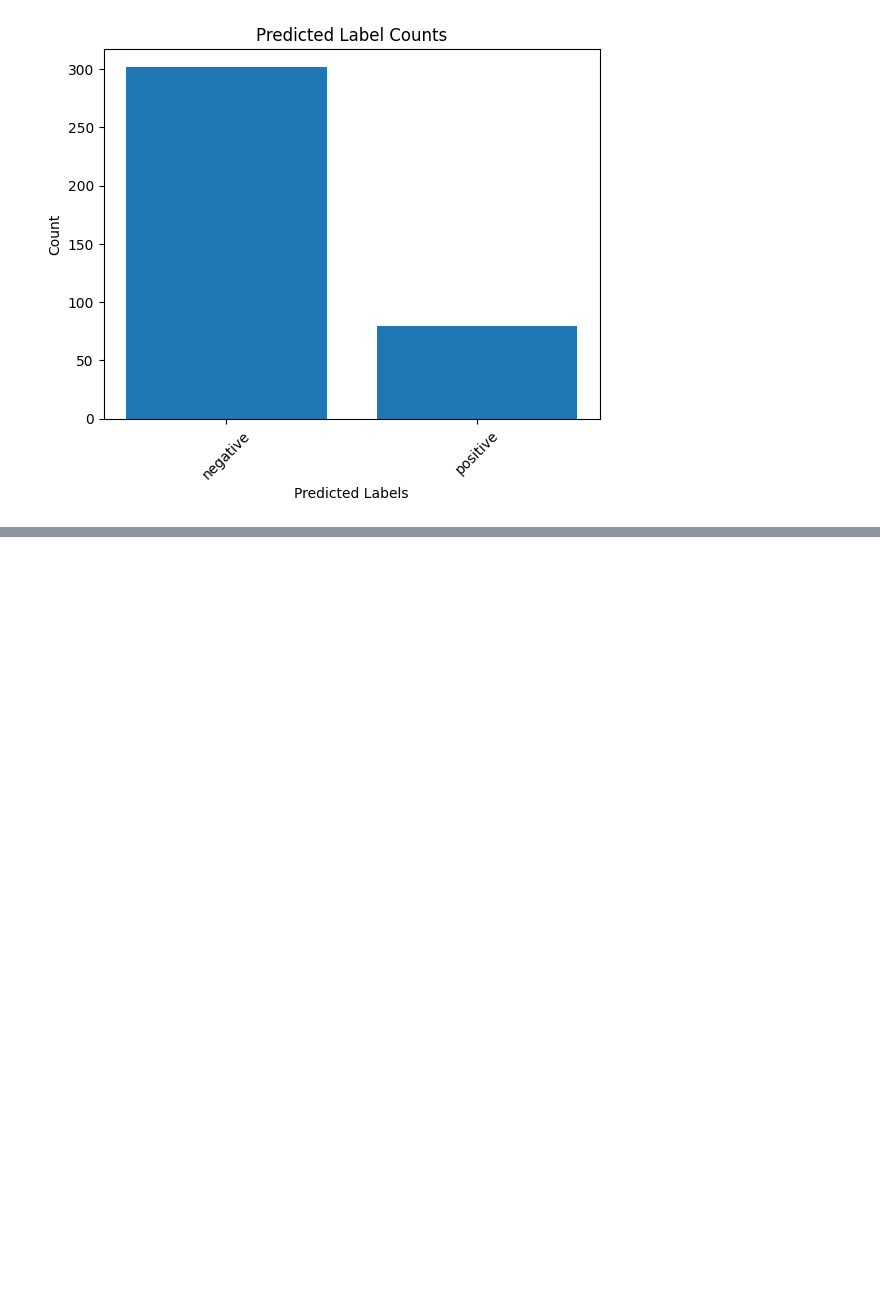
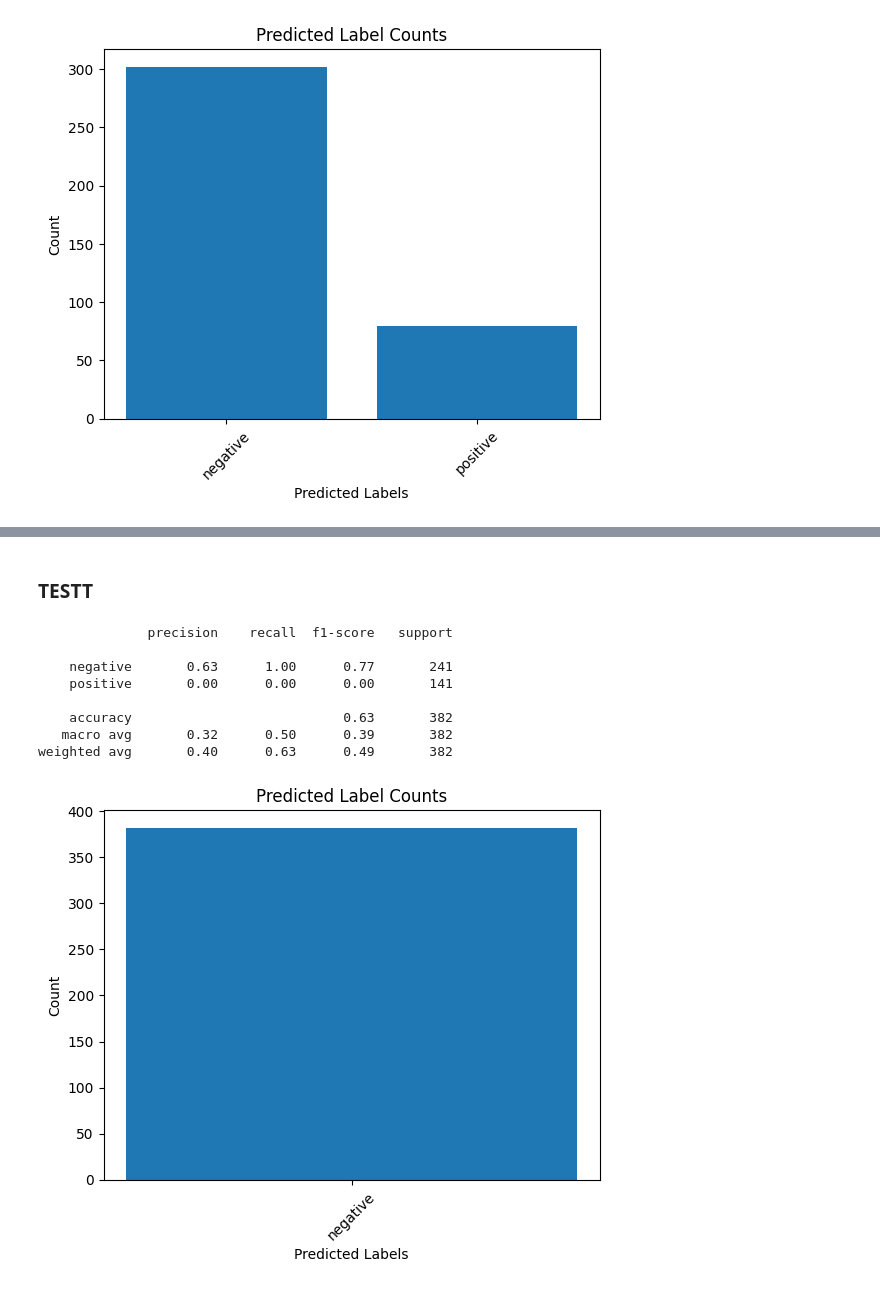
Before and after one commit to benricok/hackathonn23, a Jupyter notebook: testing/benricok/sentiment.ipynb, the cells around one changed output, grey strips where cells are left out. Saved outputs shown, nothing was run; the diff lists cells and outputs as text; code cells hidden in the pictures; blank space fills up the shorter version.

```diff
--- a/testing/benricok/sentiment.ipynb
+++ b/testing/benricok/sentiment.ipynb
@@ -124,0 +165,46 @@ plt.show()
+# %% [markdown]
+### TESTT
+# %%
+from sklearn.naive_bayes import CategoricalNB
+from sklearn.metrics import classification_report
+import matplotlib.pyplot as plt
+from collections import Counter
+
+Y_train = pd.Categorical(train['labels'])
+
+clf = CategoricalNB().fit(X_train_tf.toarray(), Y_train)
+
+X_test_tokens = vectorizer.transform(test['text'])
+X_test_tf = transformer.transform(X_test_tokens)
+
+predicted = clf.predict(X_test_tf.toarray())
+
+labels = Y_train.categories
+
+Y_test = pd.Categorical(test['labels'])
+
+print(classification_report(Y_test, predicted, target_names=labels))
+
+label_counts = Counter(predicted)
+
+# Extract labels and counts as separate lists
+labels = list(label_counts.keys())
+counts = list(label_counts.values())
+
+# Create a bar chart
+plt.bar(labels, counts)
+plt.xlabel('Predicted Labels')
+plt.ylabel('Count')
+plt.title('Predicted Label Counts')
+plt.xticks(rotation=45)  # Rotate x-axis labels for better readability
+plt.show()
+# %% [output]
+              precision    recall  f1-score   support
+
+    negative       0.63      1.00      0.77       241
+    positive       0.00      0.00      0.00       141
+
+    accuracy                           0.63       382
+   macro avg       0.32      0.50      0.39       382
+weighted avg       0.40      0.63      0.49       382
+[figure, added]
```
Also changed, not shown: parts of 4 cells of this notebook, 1 other file.
